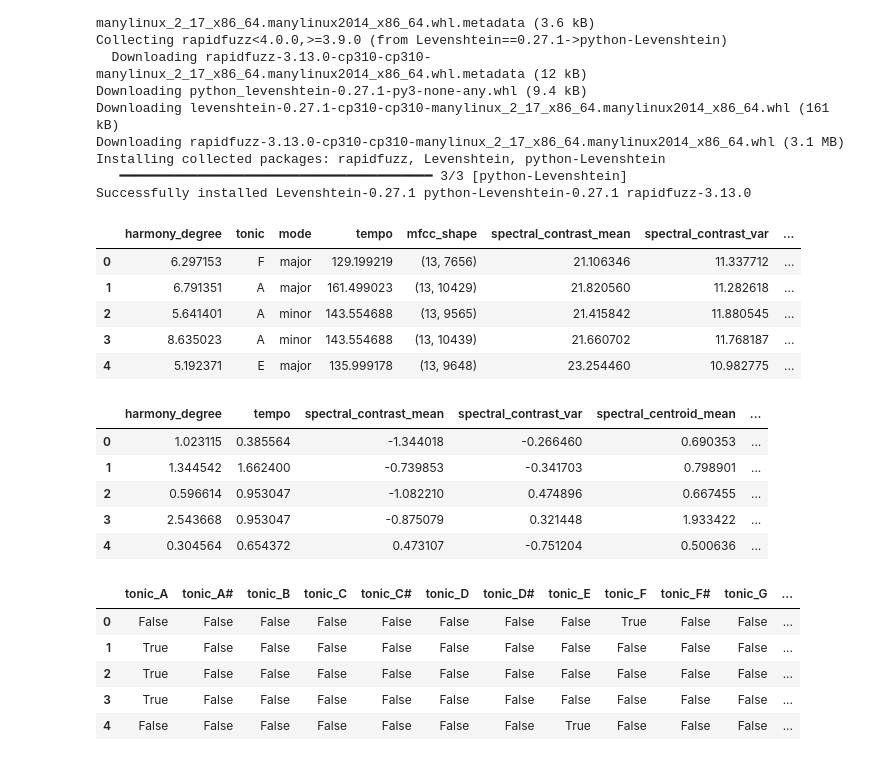
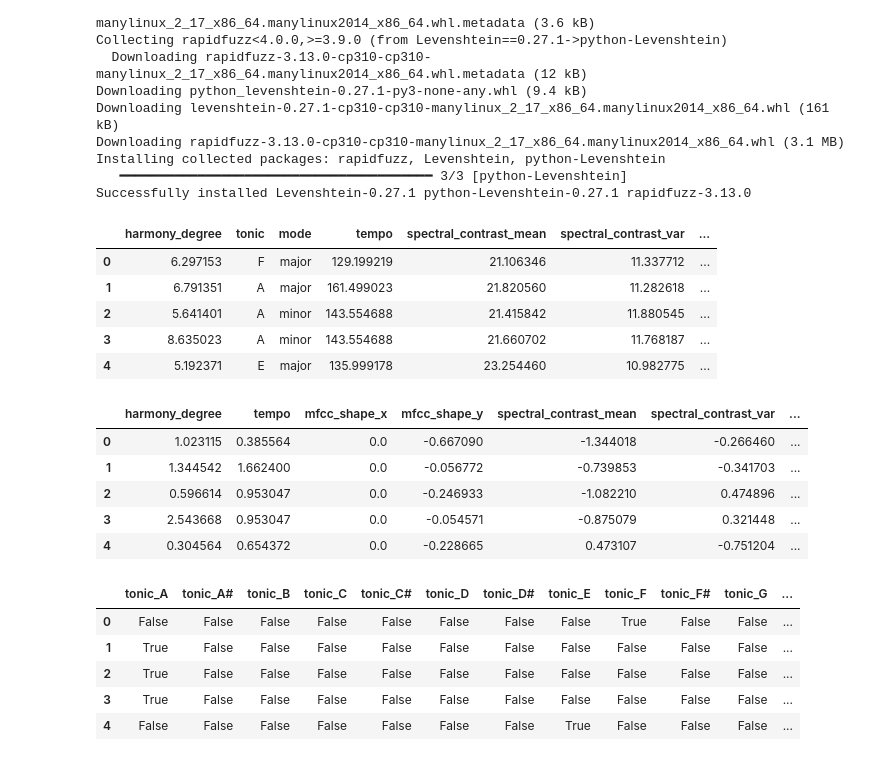
Before and after one commit to carjam/OJ, a Jupyter notebook: Comparison.ipynb, the cells around one changed output. Saved outputs shown, nothing was run; the diff lists cells and outputs as text; code cells hidden in the pictures.

```diff
--- a/Comparison.ipynb
+++ b/Comparison.ipynb
@@ -15,35 +15,50 @@ Installing collected packages: rapidfuzz, Levenshtein, python-Levenshtein
 Successfully installed Levenshtein-0.27.1 python-Levenshtein-0.27.1 rapidfuzz-3.13.0
 # %%
 import pandas as pd
+import ast
+
 #working_dir = 'C:/Users/carja/Documents/Capstone/'
 working_dir = '/mnt/c/Users/carja/Documents/Capstone/'
 df = pd.read_csv(working_dir + 'analyzedTracks.csv')
 
 # remove playlist related columns
 df = df.drop(columns=['pos','playlist_num_albums','playlist_num_artists','playlist_num_followers','playlist_collaborative','playlist_pid','album_name','playlist_num_tracks','playlist_name','duration_ms','playlist_pid'])
 
+#split mfcc_shape into x & y size
+def unpack_shape(value):
+    try:
+        if isinstance(value, str):
+            value = ast.literal_eval(value)  # convert string to tuple
+        if isinstance(value, tuple) and len(value) == 2:
+            return value
+    except Exception:
+        pass
+    return (None, None)
+
+df[['mfcc_shape_x', 'mfcc_shape_y']] = df['mfcc_shape'].apply(unpack_shape).apply(pd.Series)
+df.drop(columns=['mfcc_shape'], inplace=True)
+
 # remove rows w/out a progression -- most likely audio was correct or absent
 df = df.dropna(subset=['progression1'])
-
 #remove duplicate tracks
 df = df.drop_duplicates(subset=['artist_name', 'track_name'])
 
 # Store track_name and artist_name separately
 meta_cols = df[['track_name', 'artist_name']].copy()
 df_cleaned = df.drop(['track_name', 'artist_name'], axis=1)
 df_cleaned.head()
 # %% [output]
-|  | harmony_degree | tonic | mode | tempo | mfcc_shape | spectral_contrast_mean | spectral_contrast_var | ... |
-| 0 | 6.297153 | F | major | 129.199219 | (13, 7656) | 21.106346 | 11.337712 | ... |
-| 1 | 6.791351 | A | major | 161.499023 | (13, 10429) | 21.820560 | 11.282618 | ... |
-| 2 | 5.641401 | A | minor | 143.554688 | (13, 9565) | 21.415842 | 11.880545 | ... |
-| 3 | 8.635023 | A | minor | 143.554688 | (13, 10439) | 21.660702 | 11.768187 | ... |
-| 4 | 5.192371 | E | major | 135.999178 | (13, 9648) | 23.254460 | 10.982775 | ... |
+|  | harmony_degree | tonic | mode | tempo | spectral_contrast_mean | spectral_contrast_var | ... |
+| 0 | 6.297153 | F | major | 129.199219 | 21.106346 | 11.337712 | ... |
+| 1 | 6.791351 | A | major | 161.499023 | 21.820560 | 11.282618 | ... |
+| 2 | 5.641401 | A | minor | 143.554688 | 21.415842 | 11.880545 | ... |
+| 3 | 8.635023 | A | minor | 143.554688 | 21.660702 | 11.768187 | ... |
+| 4 | 5.192371 | E | major | 135.999178 | 23.254460 | 10.982775 | ... |
 # %%
 #Normalize numerical features
 from sklearn.preprocessing import StandardScaler
 
-num_cols = ['harmony_degree', 'tempo', 'spectral_contrast_mean', 'spectral_contrast_var',
+num_cols = ['harmony_degree', 'tempo', 'mfcc_shape_x', 'mfcc_shape_y', 'spectral_contrast_mean', 'spectral_contrast_var',
             'spectral_centroid_mean', 'spectral_centroid_var',
             'spectral_flatness_mean', 'spectral_flatness_var']
 scaler = StandardScaler()
@@ -52,12 +67,12 @@ X_num = scaler.fit_transform(df_cleaned[num_cols])
 X_num_df = pd.DataFrame(X_num, columns=num_cols, index=df_cleaned.index)
 X_num_df.head()
 # %% [output]
-|  | harmony_degree | tempo | spectral_contrast_mean | spectral_contrast_var | spectral_centroid_mean | ... |
-| 0 | 1.023115 | 0.385564 | -1.344018 | -0.266460 | 0.690353 | ... |
-| 1 | 1.344542 | 1.662400 | -0.739853 | -0.341703 | 0.798901 | ... |
-| 2 | 0.596614 | 0.953047 | -1.082210 | 0.474896 | 0.667455 | ... |
-| 3 | 2.543668 | 0.953047 | -0.875079 | 0.321448 | 1.933422 | ... |
-| 4 | 0.304564 | 0.654372 | 0.473107 | -0.751204 | 0.500636 | ... |
+|  | harmony_degree | tempo | mfcc_shape_x | mfcc_shape_y | spectral_contrast_mean | spectral_contrast_var | ... |
+| 0 | 1.023115 | 0.385564 | 0.0 | -0.667090 | -1.344018 | -0.266460 | ... |
+| 1 | 1.344542 | 1.662400 | 0.0 | -0.056772 | -0.739853 | -0.341703 | ... |
+| 2 | 0.596614 | 0.953047 | 0.0 | -0.246933 | -1.082210 | 0.474896 | ... |
+| 3 | 2.543668 | 0.953047 | 0.0 | -0.054571 | -0.875079 | 0.321448 | ... |
+| 4 | 0.304564 | 0.654372 | 0.0 | -0.228665 | 0.473107 | -0.751204 | ... |
 # %%
 #One Hot Encode Categoricals
 X_cat = pd.get_dummies(df_cleaned[['tonic', 'mode']])
```
Also changed, not shown: parts of 8 cells of this notebook.
